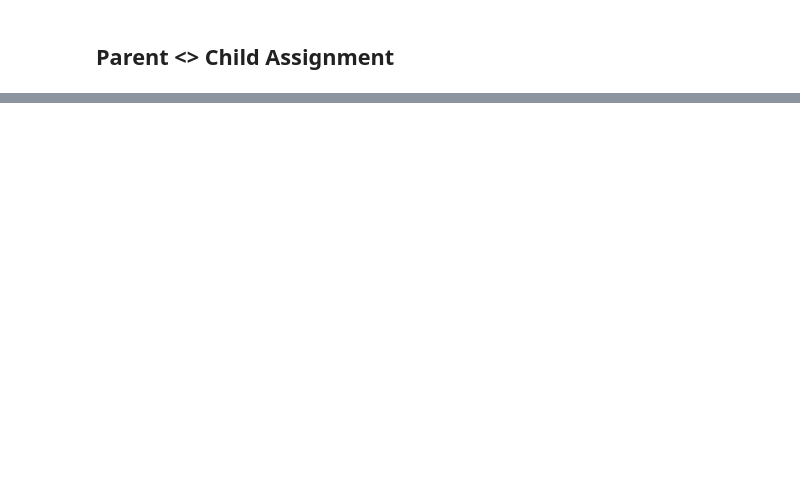
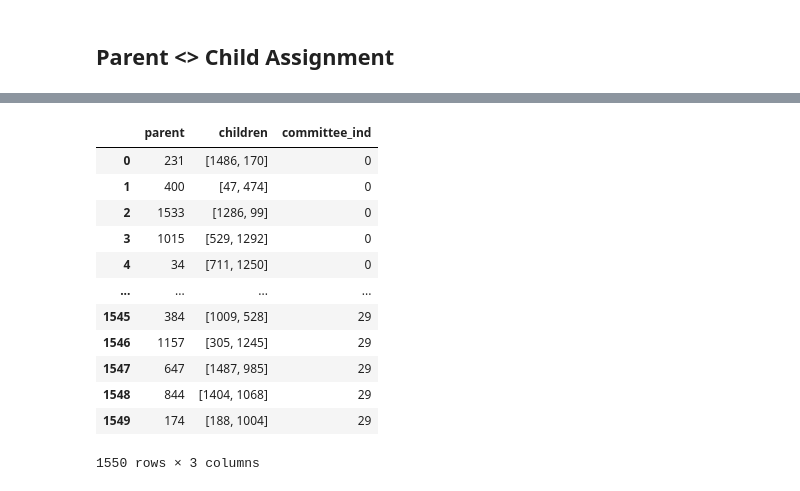
Before and after one commit to logos-co/users, a Jupyter notebook: corpetty/committee_sim/committee-simulations.ipynb, the cells around one changed output, grey strips where cells are left out. Saved outputs shown, nothing was run; the diff lists cells and outputs as text; code cells hidden in the pictures; blank space fills up the shorter version.

```diff
--- a/corpetty/committee_sim/committee-simulations.ipynb
+++ b/corpetty/committee_sim/committee-simulations.ipynb
@@ -88,0 +96,2 @@ for committee in committee_df["committee_members"].values:
+# %%
+overlay = build(committee_list)
@@ -89,2 +125,19 @@ for committee in committee_df["committee_members"].values:
 # %% [markdown]
 ## Parent <> Child Assignment
+# %%
+parent_child_map = []
+for node in overlay:
+    # Is this node a Parent?
+    if committee_df.iloc[node.value,3]:
+        rand_parent_list = list(committee_df.iloc[node.value,:]["committee_members"])
+        random.shuffle(rand_parent_list)
+        if node.left != None:
+            rand_left_list = list(committee_df.iloc[node.left.value,:]["committee_members"])
+            random.shuffle(rand_left_list)
+        if node.right != None:
+            rand_right_list = list(committee_df.iloc[node.right.value,:]["committee_members"])
+            random.shuffle(rand_right_list)
+    for p,c1,c2 in zip(rand_parent_list, rand_left_list, rand_right_list):
+        parent_child_map.append({"parent": p, "children": [c1, c2]})
+parent_child_df = pd.DataFrame(parent_child_map)
+parent_child_df.head()
@@ -90,0 +151,23 @@ for committee in committee_df["committee_members"].values:
+# %%
+def get_committee_ind(node_ind):
+    for ind, committee in committee_df.iterrows():
+        if node_ind in committee["committee_members"]:
+            return ind
+# %%
+parent_child_df["committee_ind"] = parent_child_df["parent"].apply(get_committee_ind)
+# %%
+parent_child_df
+# %% [output]
+|  | parent | children | committee_ind |
+| 0 | 231 | [1486, 170] | 0 |
+| 1 | 400 | [47, 474] | 0 |
+| 2 | 1533 | [1286, 99] | 0 |
+| 3 | 1015 | [529, 1292] | 0 |
+| 4 | 34 | [711, 1250] | 0 |
+| ... | ... | ... | ... |
+| 1545 | 384 | [1009, 528] | 29 |
+| 1546 | 1157 | [305, 1245] | 29 |
+| 1547 | 647 | [1487, 985] | 29 |
+| 1548 | 844 | [1404, 1068] | 29 |
+| 1549 | 174 | [188, 1004] | 29 |
+1550 rows × 3 columns
```
Also changed, not shown: parts of 16 cells of this notebook, 3 other files.
